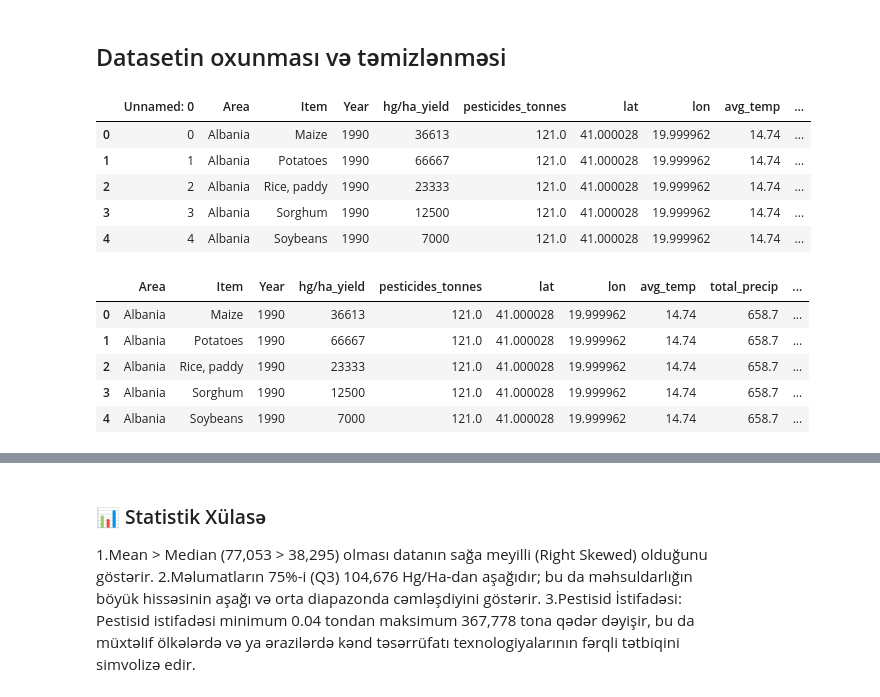
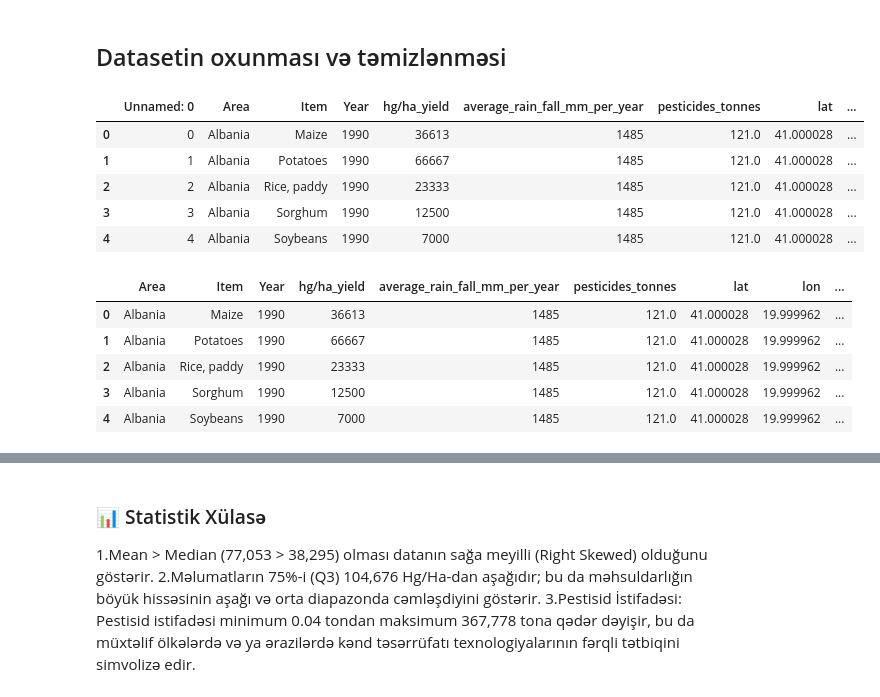
Before and after one commit to aghajamalaslanov-tech/Crop-Yield-Prediction, a Jupyter notebook: Analysis.ipynb, the cells around one changed output, grey strips where cells are left out. Drawn from its saved outputs; the diff is of its cells as text; code cells hidden in the pictures.

```diff
--- a/Analysis.ipynb
+++ b/Analysis.ipynb
@@ -17,18 +17,18 @@ plt.show()
 # %%
 import pandas as pd
 import numpy as np
 import matplotlib.pyplot as plt
 import seaborn as sns
 
-df=pd.read_csv('/content/Crop_yield_with_weather (3).csv')
+df=pd.read_csv('/workspaces/Crop-Yield-Prediction/data_preparation/crop_yield_prediction_with_weather.csv')
 df.head()
 # %% [output]
-|  | Unnamed: 0 | Area | Item | Year | hg/ha_yield | pesticides_tonnes | lat | lon | avg_temp | ... |
-| 0 | 0 | Albania | Maize | 1990 | 36613 | 121.0 | 41.000028 | 19.999962 | 14.74 | ... |
-| 1 | 1 | Albania | Potatoes | 1990 | 66667 | 121.0 | 41.000028 | 19.999962 | 14.74 | ... |
-| 2 | 2 | Albania | Rice, paddy | 1990 | 23333 | 121.0 | 41.000028 | 19.999962 | 14.74 | ... |
-| 3 | 3 | Albania | Sorghum | 1990 | 12500 | 121.0 | 41.000028 | 19.999962 | 14.74 | ... |
-| 4 | 4 | Albania | Soybeans | 1990 | 7000 | 121.0 | 41.000028 | 19.999962 | 14.74 | ... |
+|  | Unnamed: 0 | Area | Item | Year | hg/ha_yield | average_rain_fall_mm_per_year | pesticides_tonnes | lat | ... |
+| 0 | 0 | Albania | Maize | 1990 | 36613 | 1485 | 121.0 | 41.000028 | ... |
+| 1 | 1 | Albania | Potatoes | 1990 | 66667 | 1485 | 121.0 | 41.000028 | ... |
+| 2 | 2 | Albania | Rice, paddy | 1990 | 23333 | 1485 | 121.0 | 41.000028 | ... |
+| 3 | 3 | Albania | Sorghum | 1990 | 12500 | 1485 | 121.0 | 41.000028 | ... |
+| 4 | 4 | Albania | Soybeans | 1990 | 7000 | 1485 | 121.0 | 41.000028 | ... |
 # %%
 # Artıq indeks sütununu silirik
 if 'Unnamed: 0' in df.columns:
@@ -36,12 +36,12 @@ if 'Unnamed: 0' in df.columns:
 # %%
 df.head()
 # %% [output]
-|  | Area | Item | Year | hg/ha_yield | pesticides_tonnes | lat | lon | avg_temp | total_precip | ... |
-| 0 | Albania | Maize | 1990 | 36613 | 121.0 | 41.000028 | 19.999962 | 14.74 | 658.7 | ... |
-| 1 | Albania | Potatoes | 1990 | 66667 | 121.0 | 41.000028 | 19.999962 | 14.74 | 658.7 | ... |
-| 2 | Albania | Rice, paddy | 1990 | 23333 | 121.0 | 41.000028 | 19.999962 | 14.74 | 658.7 | ... |
-| 3 | Albania | Sorghum | 1990 | 12500 | 121.0 | 41.000028 | 19.999962 | 14.74 | 658.7 | ... |
-| 4 | Albania | Soybeans | 1990 | 7000 | 121.0 | 41.000028 | 19.999962 | 14.74 | 658.7 | ... |
+|  | Area | Item | Year | hg/ha_yield | average_rain_fall_mm_per_year | pesticides_tonnes | lat | lon | ... |
+| 0 | Albania | Maize | 1990 | 36613 | 1485 | 121.0 | 41.000028 | 19.999962 | ... |
+| 1 | Albania | Potatoes | 1990 | 66667 | 1485 | 121.0 | 41.000028 | 19.999962 | ... |
+| 2 | Albania | Rice, paddy | 1990 | 23333 | 1485 | 121.0 | 41.000028 | 19.999962 | ... |
+| 3 | Albania | Sorghum | 1990 | 12500 | 1485 | 121.0 | 41.000028 | 19.999962 | ... |
+| 4 | Albania | Soybeans | 1990 | 7000 | 1485 | 121.0 | 41.000028 | 19.999962 | ... |
 # %%
 df.tail()
 # %% [output]
```
Also changed, not shown: parts of 6 cells of this notebook, 1 other file.
